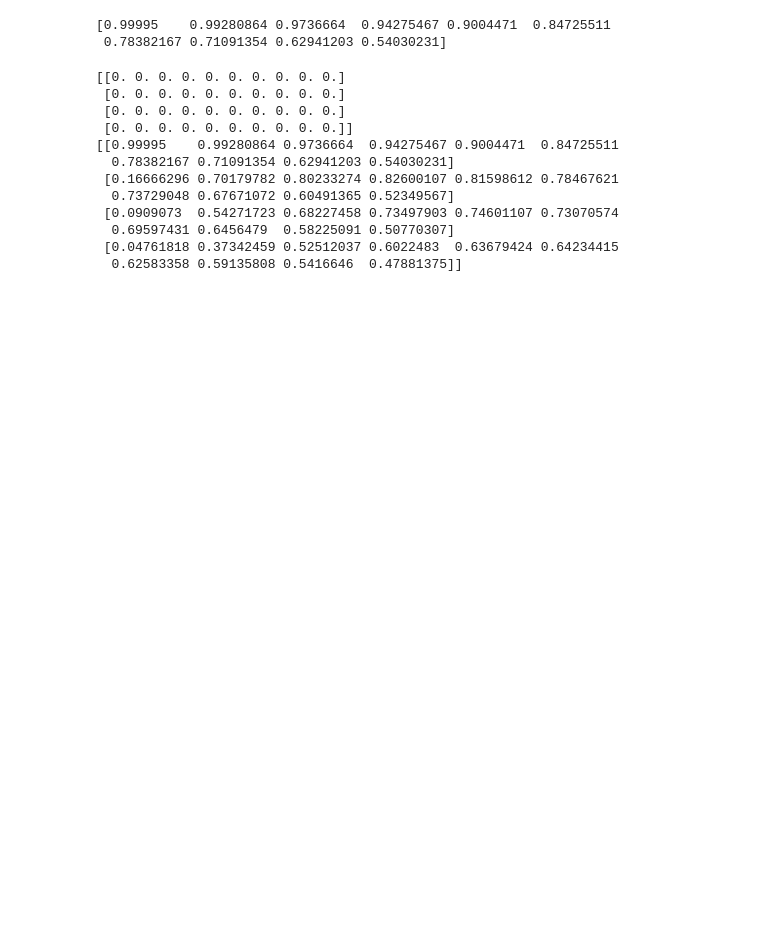
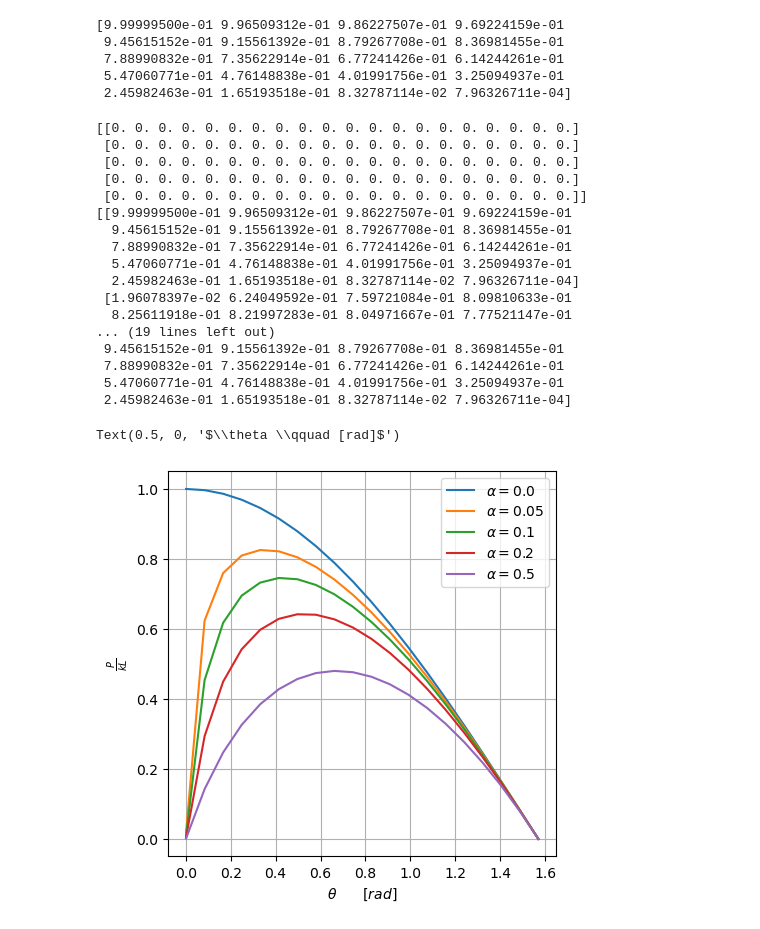
Before and after one commit to nmorabowen/Ejercicios, a Jupyter notebook: Ejercicio 8.1 v2.ipynb, the cells around one changed output. Cells and saved outputs as stored; diff of their text form; code cells hidden in the pictures; blank space fills up the shorter version.

```diff
--- a/Ejercicio 8.1 v2.ipynb
+++ b/Ejercicio 8.1 v2.ipynb
@@ -2,16 +2,19 @@
 import numpy as np
 import matplotlib.pyplot as plt
 # %%
-theta=np.linspace(0.01,1,10)
-alpha=np.array([0,0.05,0.1,0.2])
+theta=np.linspace(10**-3,1.57,20)
+alpha=np.array([0,0.05,0.1,0.2,0.5])
 
 Pcr = lambda theta, alpha: np.sin(theta)/(np.tan(theta)+alpha)
 
 Resultados=Pcr(theta,alpha[0])
 print(Resultados)
 # %% [output]
-[0.99995    0.99280864 0.9736664  0.94275467 0.9004471  0.84725511
- 0.78382167 0.71091354 0.62941203 0.54030231]
+[9.99999500e-01 9.96509312e-01 9.86227507e-01 9.69224159e-01
+ 9.45615152e-01 9.15561392e-01 8.79267708e-01 8.36981455e-01
+ 7.88990832e-01 7.35622914e-01 6.77241426e-01 6.14244261e-01
+ 5.47060771e-01 4.76148838e-01 4.01991756e-01 3.25094937e-01
+ 2.45982463e-01 1.65193518e-01 8.32787114e-02 7.96326711e-04]
 # %%
 Resultados=np.zeros([len(alpha),len(theta)])
 print(Resultados)
@@ -20,16 +23,36 @@ for i, coeficiente in enumerate(alpha):
     Resultados[i,:]=Pcr(theta,alpha[i])
 
 print(Resultados)
+
+print(Resultados[0,:])
 # %% [output]
-[[0. 0. 0. 0. 0. 0. 0. 0. 0. 0.]
- [0. 0. 0. 0. 0. 0. 0. 0. 0. 0.]
- [0. 0. 0. 0. 0. 0. 0. 0. 0. 0.]
- [0. 0. 0. 0. 0. 0. 0. 0. 0. 0.]]
-[[0.99995    0.99280864 0.9736664  0.94275467 0.9004471  0.84725511
-  0.78382167 0.71091354 0.62941203 0.54030231]
- [0.16666296 0.70179782 0.80233274 0.82600107 0.81598612 0.78467621
-  0.73729048 0.67671072 0.60491365 0.52349567]
- [0.0909073  0.54271723 0.68227458 0.73497903 0.74601107 0.73070574
-  0.69597431 0.6456479  0.58225091 0.50770307]
- [0.04761818 0.37342459 0.52512037 0.6022483  0.63679424 0.64234415
-  0.62583358 0.59135808 0.5416646  0.47881375]]
+[[0. 0. 0. 0. 0. 0. 0. 0. 0. 0. 0. 0. 0. 0. 0. 0. 0. 0. 0. 0.]
+ [0. 0. 0. 0. 0. 0. 0. 0. 0. 0. 0. 0. 0. 0. 0. 0. 0. 0. 0. 0.]
+ [0. 0. 0. 0. 0. 0. 0. 0. 0. 0. 0. 0. 0. 0. 0. 0. 0. 0. 0. 0.]
+ [0. 0. 0. 0. 0. 0. 0. 0. 0. 0. 0. 0. 0. 0. 0. 0. 0. 0. 0. 0.]
+ [0. 0. 0. 0. 0. 0. 0. 0. 0. 0. 0. 0. 0. 0. 0. 0. 0. 0. 0. 0.]]
+[[9.99999500e-01 9.96509312e-01 9.86227507e-01 9.69224159e-01
+  9.45615152e-01 9.15561392e-01 8.79267708e-01 8.36981455e-01
+  7.88990832e-01 7.35622914e-01 6.77241426e-01 6.14244261e-01
+  5.47060771e-01 4.76148838e-01 4.01991756e-01 3.25094937e-01
+  2.45982463e-01 1.65193518e-01 8.32787114e-02 7.96326711e-04]
+ [1.96078397e-02 6.24049592e-01 7.59721084e-01 8.09810633e-01
+  8.25611918e-01 8.21997283e-01 8.04971667e-01 7.77521147e-01
+... (19 lines left out)
+ 9.45615152e-01 9.15561392e-01 8.79267708e-01 8.36981455e-01
+ 7.88990832e-01 7.35622914e-01 6.77241426e-01 6.14244261e-01
+ 5.47060771e-01 4.76148838e-01 4.01991756e-01 3.25094937e-01
+ 2.45982463e-01 1.65193518e-01 8.32787114e-02 7.96326711e-04]
+# %%
+plt.figure(figsize=(5,5),dpi=100)
+
+for i,j in enumerate(alpha):
+    plt.plot(theta,Resultados[i,:],label=r'$\alpha = $'+str(round(j,2)))
+
+plt.grid(True)
+plt.legend()
+plt.ylabel(r'$\frac{P}{kL}$')
+plt.xlabel(r'$\theta \qquad [rad]$')
+# %% [output]
+Text(0.5, 0, '$\\theta \\qquad [rad]$')
+[figure, added]
```
